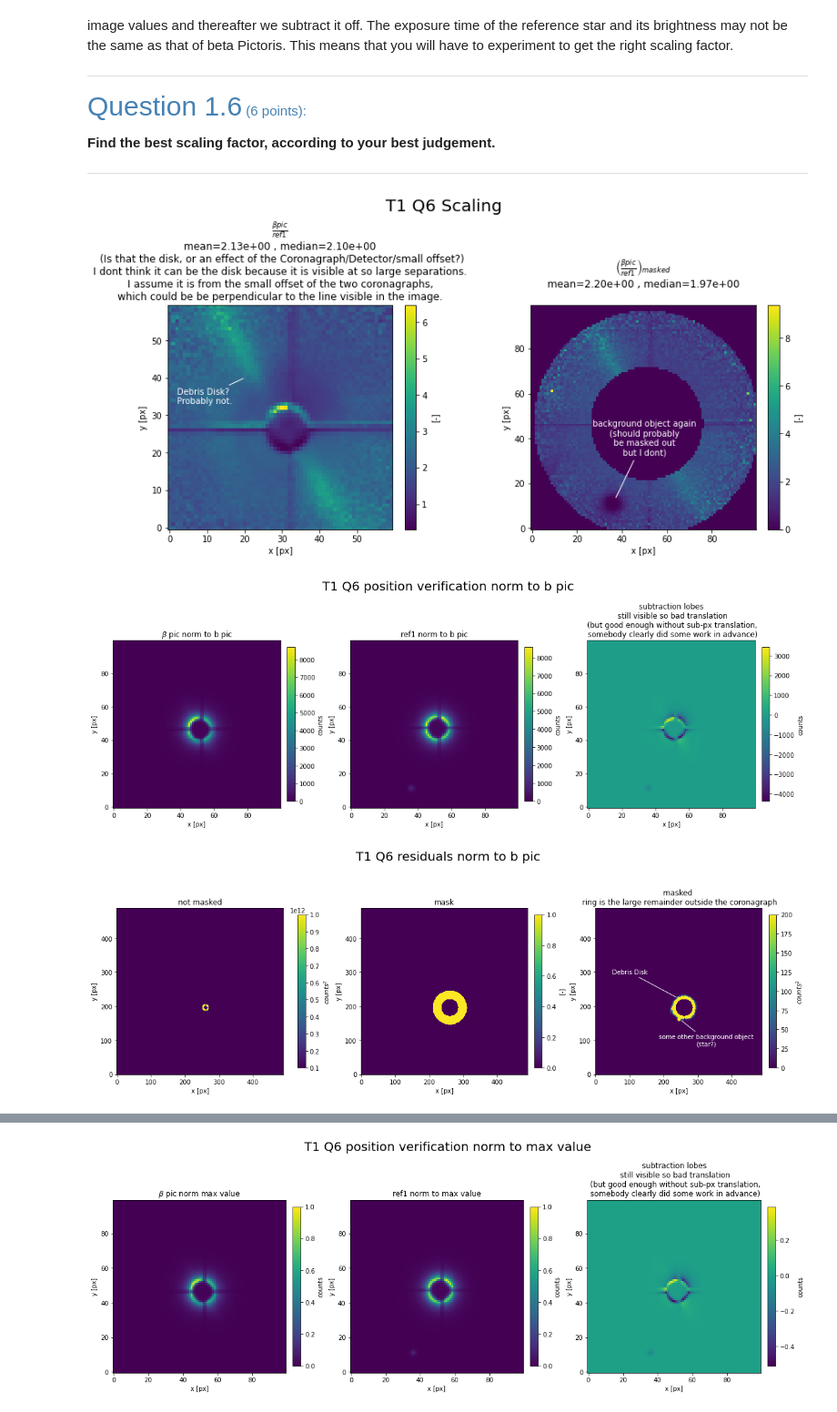
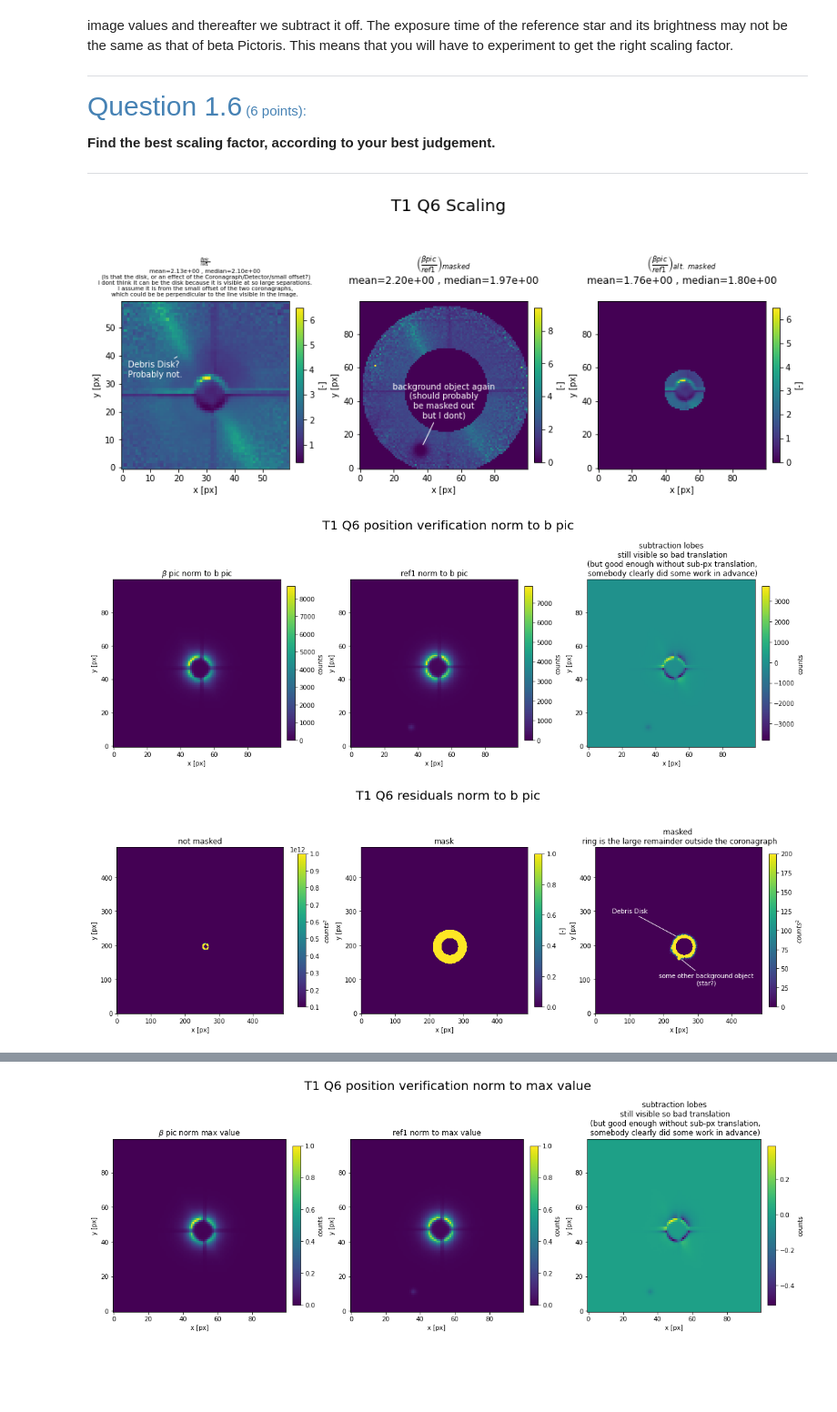
Before and after one commit to lwelzel/High-Contrast-Imaging-LU, a Jupyter notebook: week_1/HCI_2022_Week_1_Beta_Pictoris.ipynb, the cells around one changed output, grey strips where cells are left out. Shown at 91% size. Drawn from its saved outputs; the diff is of its cells as text; code cells hidden in the pictures; blank space fills up the shorter version.

```diff
--- a/week_1/HCI_2022_Week_1_Beta_Pictoris.ipynb
+++ b/week_1/HCI_2022_Week_1_Beta_Pictoris.ipynb
@@ -744,13 +750,14 @@ We will create another image of a nearby refence star ('pic_refsub.fits') that h
 ---
 # %%
 # Q6 answer here
+# Normalizing using the median ratio of the two images in a masked area.
 # I dont know whay, but when running this cell it jumps to the next one. Very weird.
 
 xmin, ymin = 210, 150
 xmax, ymax = xmin + 100, ymin + 100
 
 
-def get_mask(radius_out, radius_in):
+def get_mask(radius_out, radius_in=-1):
     """Makes ring mask using provided function"""
     r, __ = r_theta(pic1, xcen, ycen)
     mask = np.zeros_like(pic1)
@@ -769,7 +776,7 @@ mask = get_mask(50, 25)
 
 # ===================================
 
-fig, (ax, ax2) = plt.subplots(nrows=1, ncols=2,
+fig, (ax, ax2, ax3) = plt.subplots(nrows=1, ncols=3,
                          constrained_layout=True, subplot_kw={'aspect': 1},
                          # sharex=True, sharey=True,
                          figsize=(12, 6))
@@ -778,7 +785,7 @@ im = ax.imshow(pic_delt[ymin+20:ymax-20, xmin+20:xmax-20], cmap='viridis')
 plt.colorbar(im, ax=ax, fraction=0.046, pad=0.04, label="[-]")
 ax.set_xlabel('x [px]')
 ax.set_ylabel('y [px]')
-ax.set_title(r'$\frac{\beta pic}{ref1}$ '+f'\nmean={np.mean(pic_delt[ymin+20:ymax-20, xmin+20:xmax-20]):.2e} , median={np.median(pic_delt[ymin+20:ymax-20, xmin+20:xmax-20]):.2e}\n (Is that the disk, or an effect of the Coronagraph/Detector/small offset?)\nI dont think it can be the disk because it is visible at so large separations.\nI assume it is from the small offset of the two coronagraphs,\nwhich could be be perpendicular to the line visible in the image.')
+ax.set_title(r'$\frac{\beta pic}{ref1}$ '+f'\nmean={np.mean(pic_delt[ymin+20:ymax-20, xmin+20:xmax-20]):.2e} , median={np.median(pic_delt[ymin+20:ymax-20, xmin+20:xmax-20]):.2e}\n (Is that the disk, or an effect of the Coronagraph/Detector/small offset?)\nI dont think it can be the disk because it is visible at so large separations.\nI assume it is from the small offset of the two coronagraphs,\nwhich could be be perpendicular to the line visible in the image.', fontsize=7)
 
 ax.annotate("Debris Disk?\nProbably not.", (20, 40), (2, 35),
               horizontalalignment='left', verticalalignment='center',
@@ -804,11 +811,21 @@ ax2.annotate("background object again\n(should probably\nbe masked out\nbut I do
                                   color="w",
                                   alpha=1))
 
+alt_mask = get_mask(12)
+
+im = ax3.imshow((pic_delt*alt_mask)[ymin:ymax, xmin:xmax], cmap='viridis')
+plt.colorbar(im, ax=ax3, fraction=0.046, pad=0.04, label="[-]")
+ax3.set_xlabel('x [px]')
+ax3.set_ylabel('y [px]')
+ax3.set_title(r'$\left(\frac{\beta pic}{ref1}\right)_{alt.~masked}$ '+f'\nmean={np.mean(np.extract(alt_mask[ymin+20:ymax-20, xmin+20:xmax-20], pic_delt[ymin+20:ymax-20, xmin+20:xmax-20])):.2e} , median={np.median(np.extract(alt_mask[ymin:ymax, xmin:xmax], pic_delt[ymin:ymax, xmin:xmax])):.2e}\n')
+
+
 fig.suptitle(r'T1 Q6 Scaling', fontsize=20)
 plt.show()
 
 # using median to (crudely) ignore outliers and find most likely value
 scale = np.median(np.extract(mask[ymin:ymax, xmin:xmax], pic_delt[ymin:ymax, xmin:xmax]))
+scale = np.median(np.extract(alt_mask[ymin:ymax, xmin:xmax], pic_delt[ymin:ymax, xmin:xmax]))
 
 # ===================================
 
@@ -821,8 +838,7 @@ pic1_cut1 = pic1_cut[ymin:ymax, xmin:xmax]
 
 xmin, ymin = 210, 150 # wow, the images are already somewhat aligned!
 xmax, ymax = xmin + 100, ymin + 100
-ref1_norm =  scale
-ref1_cut = ref1 * ref1_norm
+ref1_cut = ref1 * scale
 ref1_cut1 = ref1_cut[ymin:ymax, xmin:xmax]
 
 lobes = pic1_cut1 - ref1_cut1
@@ -875,33 +891,33 @@ axes[-1].annotate("some other background object\n(star?)", (250, 160), (325, 100
                   arrowprops=dict(arrowstyle='-',
                                   fc='w',
                                   color="w",
                                   alpha=1))
 axes[-1].annotate("Debris Disk", (240, 225), (100, 300),
                   horizontalalignment='center', verticalalignment='center',
                   fontsize=10, c="w",textcoords='data',
                   xycoords="data",
                   arrowprops=dict(arrowstyle='-',
                                   fc='w',
                                   color="w",
                                   alpha=1))
 fig.suptitle(r'T1 Q6 residuals norm to b pic', fontsize=20)
 plt.show()
 
 # ====================================
 
 fig, ax = plt.subplots(nrows=1, ncols=1,
                          constrained_layout=True, subplot_kw={'aspect': 1},
                          # sharex=True, sharey=True,
                          figsize=(6, 6))
 pic_delt = pic1 - scale * ref1
 im = ax.imshow(pic_delt[ymin:ymax, xmin:xmax], vmin=-200, vmax = 200, cmap='viridis')
 plt.colorbar(im, ax=ax, fraction=0.046, pad=0.04, label="counts")
 ax.set_xlabel('x [px]')
 ax.set_ylabel('y [px]')
 ax.set_title(r'$\beta$ pic - scale$_{b~pic}$ * ref1'+f'\nwow, this is kinda bad')
 fig.suptitle(r'T1 Q6 Subtraction norm to b pic', fontsize=20)
 plt.show()
 # %% [output]
-[figure, old version]
+[figure, new version]
-[figure, old version]
+[figure, new version]
 [figure]
```
Also changed, not shown: parts of 5 cells of this notebook.
